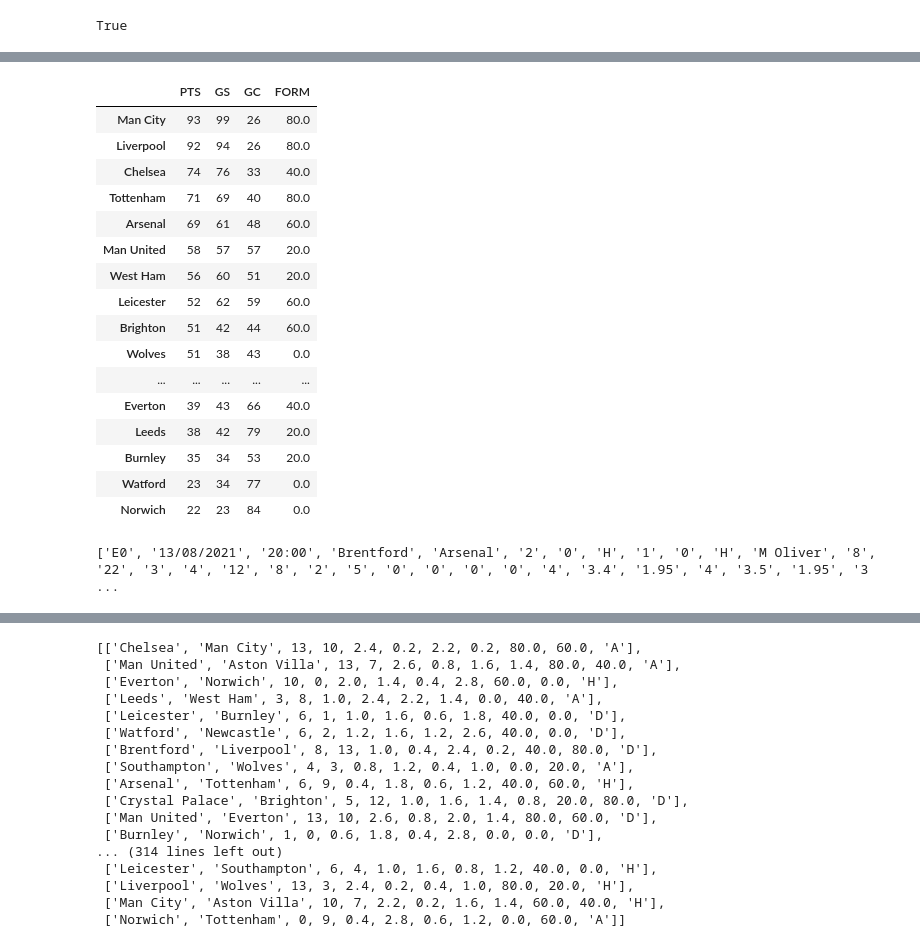
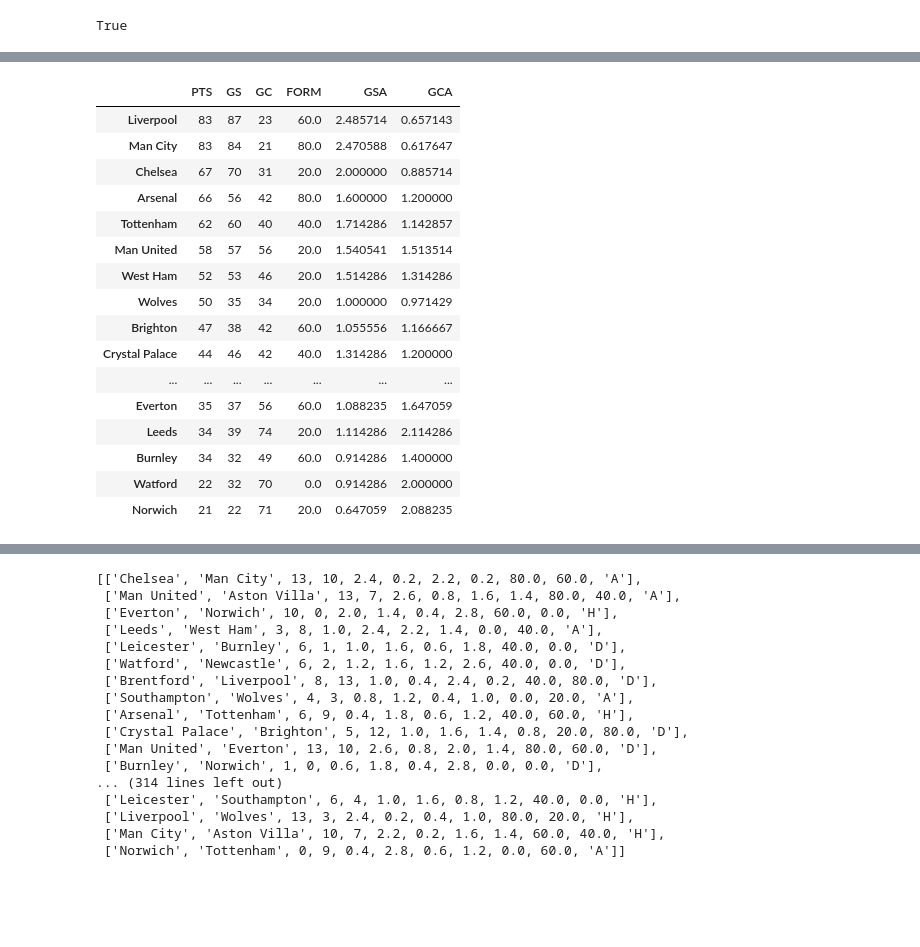
Before and after one commit to magichampz/football-table-viewer, a Jupyter notebook: prem-table.ipynb, the cells around one changed output, grey strips where cells are left out. Drawn from its saved outputs; the diff is of its cells as text; code cells hidden in the pictures; blank space fills up the shorter version.

```diff
--- a/prem-table.ipynb
+++ b/prem-table.ipynb
@@ -95,9 +74,9 @@ test[5]<test[6]
 ['E0', '22/05/2022', '16:00', 'Norwich', 'Tottenham', '0', '5', 'A', '0', '2', 'A', 'C Kavanagh', '9', '19', '0', '13', '13', '7', '3', '2', '3', '1', '0', '0', '9.5', '6.5', '1.25', '11', '6.5', '1.2 ...
 True
 # %%
-table = {}
-for team in teams:
-    table[team] = [0,0,0,[],0]
+# # table = {}
+# for team in teams:
+#     table[team] = [0,0,0,[],0]
 
 
 def checkForm(streak):
@@ -161,4 +140,4 @@ def getLeagueTable(weeks=38):
     league_table = league_table.sort_values(by=['PTS'], ascending= False)
 
     # return league_table
-    return table
+    return table, league_table
@@ -213,24 +144,20 @@ league_table
-# %%
-league_table.sort_values(by=['PTS'], ascending= False)
-# %% [output]
-|  | PTS | GS | GC | FORM |
-| Man City | 93 | 99 | 26 | 80.0 |
-| Liverpool | 92 | 94 | 26 | 80.0 |
-| Chelsea | 74 | 76 | 33 | 40.0 |
-| Tottenham | 71 | 69 | 40 | 80.0 |
-| Arsenal | 69 | 61 | 48 | 60.0 |
-| Man United | 58 | 57 | 57 | 20.0 |
-| West Ham | 56 | 60 | 51 | 20.0 |
-| Leicester | 52 | 62 | 59 | 60.0 |
-| Brighton | 51 | 42 | 44 | 60.0 |
-| Wolves | 51 | 38 | 43 | 0.0 |
-| ... | ... | ... | ... | ... |
-| Everton | 39 | 43 | 66 | 40.0 |
-| Leeds | 38 | 42 | 79 | 20.0 |
-| Burnley | 35 | 34 | 53 | 20.0 |
-| Watford | 23 | 34 | 77 | 0.0 |
-| Norwich | 22 | 23 | 84 | 0.0 |
-# %%
-print(data[2])
-# %% [output]
-['E0', '13/08/2021', '20:00', 'Brentford', 'Arsenal', '2', '0', 'H', '1', '0', 'H', 'M Oliver', '8', '22', '3', '4', '12', '8', '2', '5', '0', '0', '0', '0', '4', '3.4', '1.95', '4', '3.5', '1.95', '3 ...
+# %%
+getLeagueTable(35)
+# %% [output]
+|  | PTS | GS | GC | FORM | GSA | GCA |
+| Liverpool | 83 | 87 | 23 | 60.0 | 2.485714 | 0.657143 |
+| Man City | 83 | 84 | 21 | 80.0 | 2.470588 | 0.617647 |
+| Chelsea | 67 | 70 | 31 | 20.0 | 2.000000 | 0.885714 |
+| Arsenal | 66 | 56 | 42 | 80.0 | 1.600000 | 1.200000 |
+| Tottenham | 62 | 60 | 40 | 40.0 | 1.714286 | 1.142857 |
+| Man United | 58 | 57 | 56 | 20.0 | 1.540541 | 1.513514 |
+| West Ham | 52 | 53 | 46 | 20.0 | 1.514286 | 1.314286 |
+| Wolves | 50 | 35 | 34 | 20.0 | 1.000000 | 0.971429 |
+| Brighton | 47 | 38 | 42 | 60.0 | 1.055556 | 1.166667 |
+| Crystal Palace | 44 | 46 | 42 | 40.0 | 1.314286 | 1.200000 |
+| ... | ... | ... | ... | ... | ... | ... |
+| Everton | 35 | 37 | 56 | 60.0 | 1.088235 | 1.647059 |
+| Leeds | 34 | 39 | 74 | 20.0 | 1.114286 | 2.114286 |
+| Burnley | 34 | 32 | 49 | 60.0 | 0.914286 | 1.400000 |
+| Watford | 22 | 32 | 70 | 0.0 | 0.914286 | 2.000000 |
+| Norwich | 21 | 22 | 71 | 20.0 | 0.647059 | 2.088235 |
```
Also changed, not shown: parts of 16 cells of this notebook, 1 other file.
